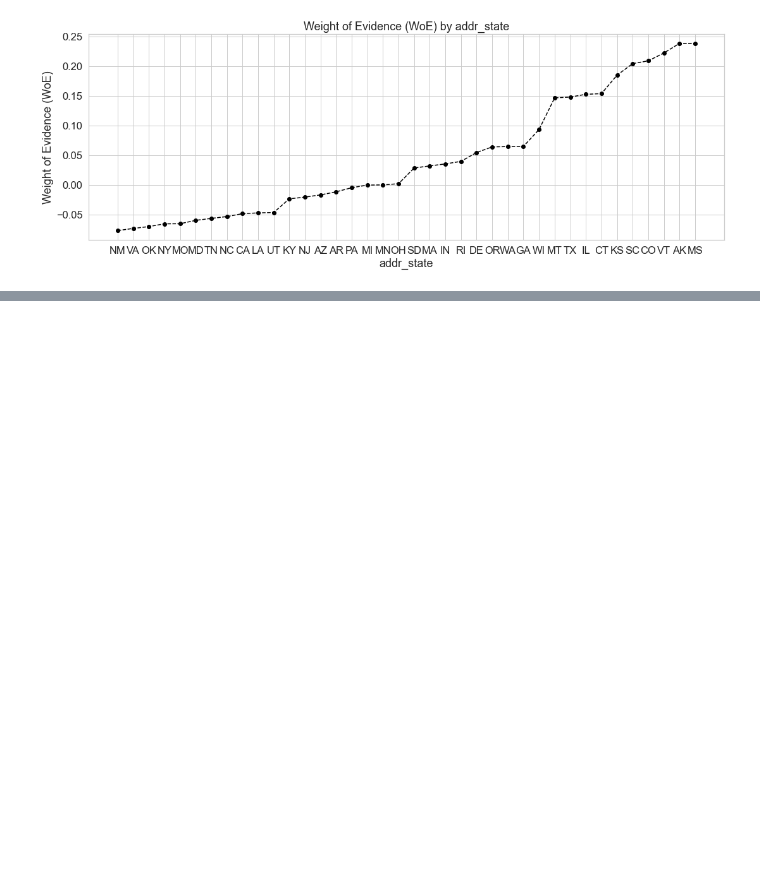
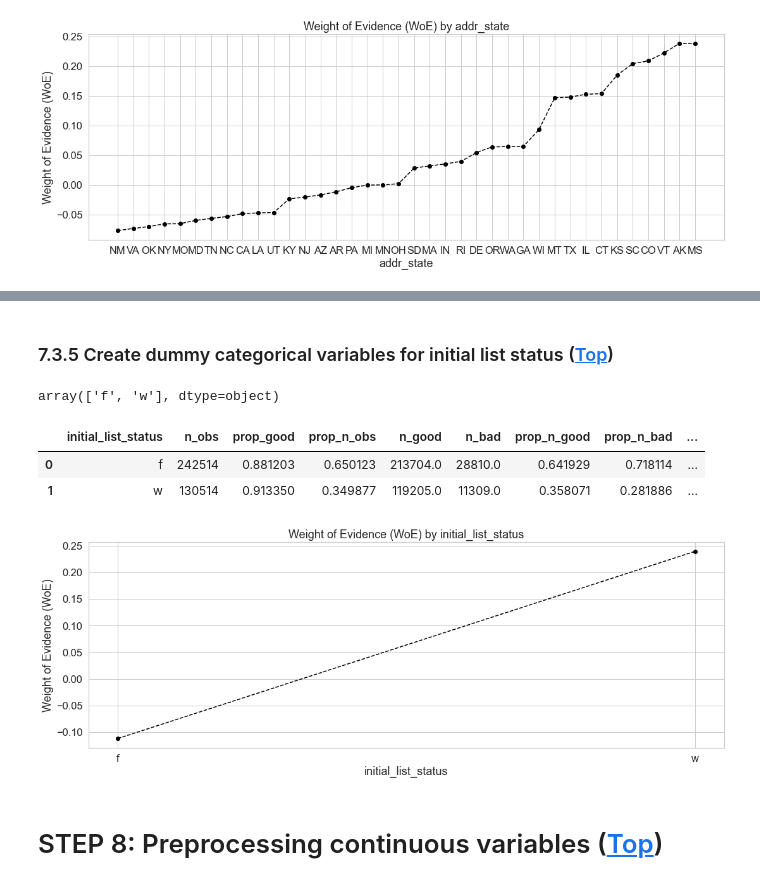
Before and after one commit to ai-portfolio/credit_risk_modeling, a Jupyter notebook: lib/notebooks/1.0_credit_risk_modeling_eda_ng.ipynb, the cells around one changed output, grey strips where cells are left out. Drawn from its saved outputs; the diff is of its cells as text; code cells hidden in the pictures; blank space fills up the shorter version.

```diff
--- a/lib/notebooks/1.0_credit_risk_modeling_eda_ng.ipynb
+++ b/lib/notebooks/1.0_credit_risk_modeling_eda_ng.ipynb
@@ -1029,0 +1141,48 @@ df_inputs_preproc['addr_state: WV_NH_WY_DC_ME_ID'] = sum([df_inputs_preproc['add
+# %%
+# Group the purposes based on number of observations and similar weights of evidence
+# Group 1: small_business, educational, moving, house
+df_inputs_preproc['purpose: SMALL BUSINESS_EDUCATIONAL_MOVING_HOUSE'] = sum([df_inputs_preproc['purpose: small_business'],
+                                                                             df_inputs_preproc['purpose: educational'],
+                                                                             df_inputs_preproc['purpose: moving'],
+                                                                             df_inputs_preproc['purpose: house']])
+
+# Group 2: other, renewable energy, medical
+df_inputs_preproc['purpose: OTHER_RENEWABLE ENERGY_ MEDICAL'] = sum([df_inputs_preproc['purpose: other'],
+                                                                     df_inputs_preproc['purpose: renewable_energy'],
+                                                                     df_inputs_preproc['purpose: medical']])
+
+# Group 3: wedding, vacation
+df_inputs_preproc['purpose: WEDDING_VACATION'] = sum([df_inputs_preproc['purpose: wedding'],
+                                                      df_inputs_preproc['purpose: vacation']])
+
+# Group 4: debt consolidation
+df_inputs_preproc['purpose: DEBT CONSOLIDATION'] = sum([df_inputs_preproc['purpose: debt_consolidation']])
+
+# Group 5: home improvement, major purchase, car, credit card
+df_inputs_preproc['purpose: HOME IMPROVEMENT_MAJOR PURCHASE_CAR_CREDIT CARD'] = sum([df_inputs_preproc['purpose: home_improvement'],
+                                                                                     df_inputs_preproc['purpose: major_purchase'],
+                                                                                     df_inputs_preproc['purpose: car'],
+                                                                                     df_inputs_preproc['purpose: credit_card']])
+# %% [markdown]
+### 7.3.5 Create dummy categorical variables for initial list status ([Top](#0.0))<a class="anchor" id="7.3.5"></a>
+# %%
+# Identify unique values for verification status variable
+df_inputs_preproc['initial_list_status'].unique()
+# %% [output]
+array(['f', 'w'], dtype=object)
+# %%
+# Calculate weight of evidence of address state values
+df_temp = woe_discrete(df_inputs_preproc, 'initial_list_status', df_targets_preproc)
+# %%
+df_temp
+# %% [output]
+|  | initial_list_status | n_obs | prop_good | prop_n_obs | n_good | n_bad | prop_n_good | prop_n_bad | ... |
+| 0 | f | 242514 | 0.881203 | 0.650123 | 213704.0 | 28810.0 | 0.641929 | 0.718114 | ... |
+| 1 | w | 130514 | 0.913350 | 0.349877 | 119205.0 | 11309.0 | 0.358071 | 0.281886 | ... |
+# %%
+# Visualize the weight of evidence of initial list status
+plot_by_woe(df_temp)
+# %% [output]
+[figure, added]
+# %% [markdown]
+# STEP 8: Preprocessing continuous variables ([Top](#0.0))<a class="anchor" id="8.0"></a>
```
Also changed, not shown: parts of 26 cells of this notebook.
